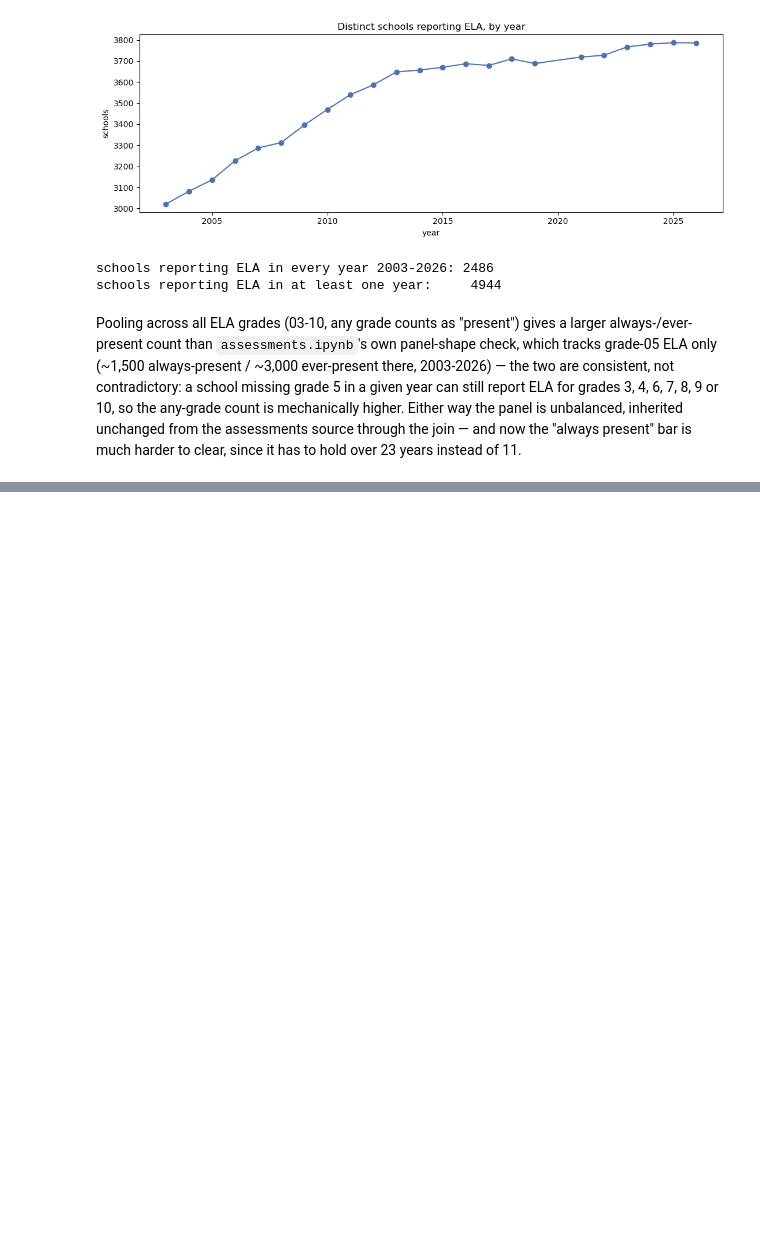
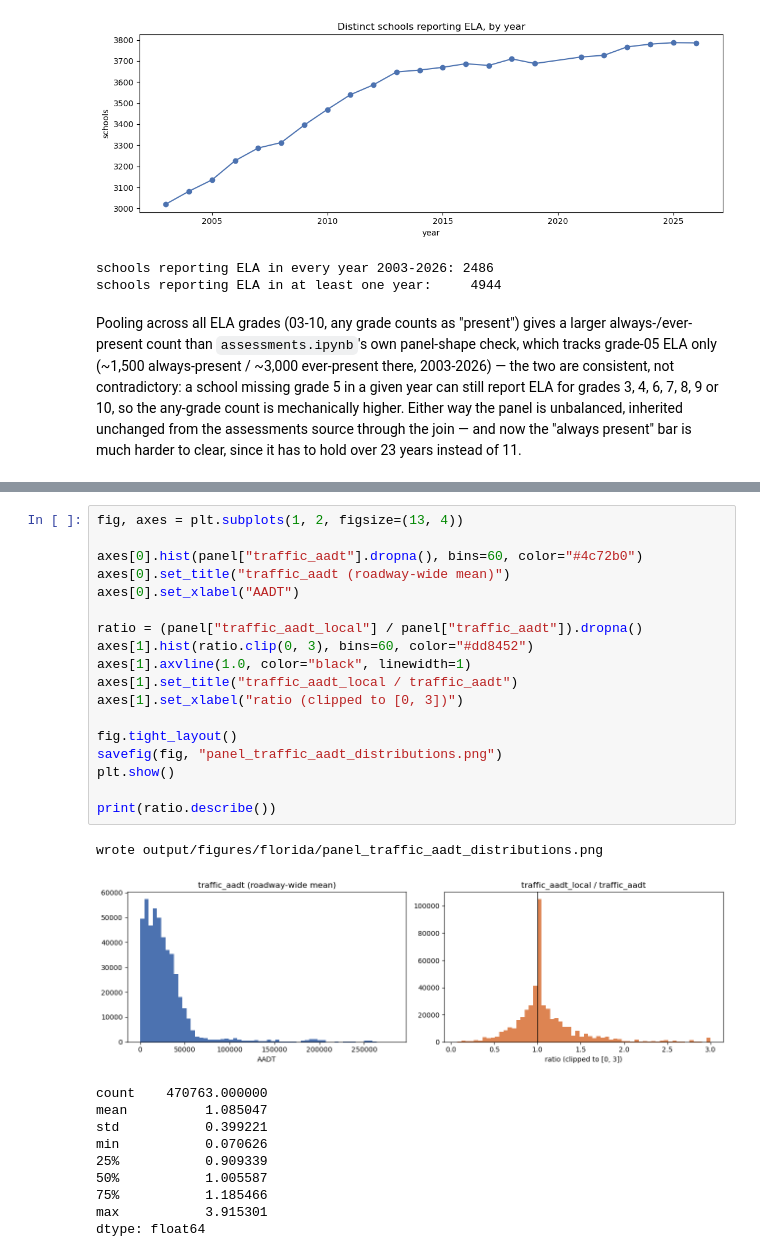
Before and after one commit to felixschulz385/noise-pollution, a Jupyter notebook: output/notebooks/florida/descriptive_statistics.ipynb, the cells around one changed output, grey strips where cells are left out. Saved outputs shown, nothing was run; the diff lists cells and outputs as text; blank space fills up the shorter version.

```diff
--- a/output/notebooks/florida/descriptive_statistics.ipynb
+++ b/output/notebooks/florida/descriptive_statistics.ipynb
@@ -407,0 +432,30 @@ it has to hold over 23 years instead of 11.
+# %%
+fig, axes = plt.subplots(1, 2, figsize=(13, 4))
+
+axes[0].hist(panel["traffic_aadt"].dropna(), bins=60, color="#4c72b0")
+axes[0].set_title("traffic_aadt (roadway-wide mean)")
+axes[0].set_xlabel("AADT")
+
+ratio = (panel["traffic_aadt_local"] / panel["traffic_aadt"]).dropna()
+axes[1].hist(ratio.clip(0, 3), bins=60, color="#dd8452")
+axes[1].axvline(1.0, color="black", linewidth=1)
+axes[1].set_title("traffic_aadt_local / traffic_aadt")
+axes[1].set_xlabel("ratio (clipped to [0, 3])")
+
+fig.tight_layout()
+savefig(fig, "panel_traffic_aadt_distributions.png")
+plt.show()
+
+print(ratio.describe())
+# %% [output]
+wrote output/figures/florida/panel_traffic_aadt_distributions.png
+[figure, added]
+count    470763.000000
+mean          1.085047
+std           0.399221
+min           0.070626
+25%           0.909339
+50%           1.005587
+75%           1.185466
+max           3.915301
+dtype: float64
```
Also changed, not shown: parts of 12 cells of this notebook, 15 other files.
